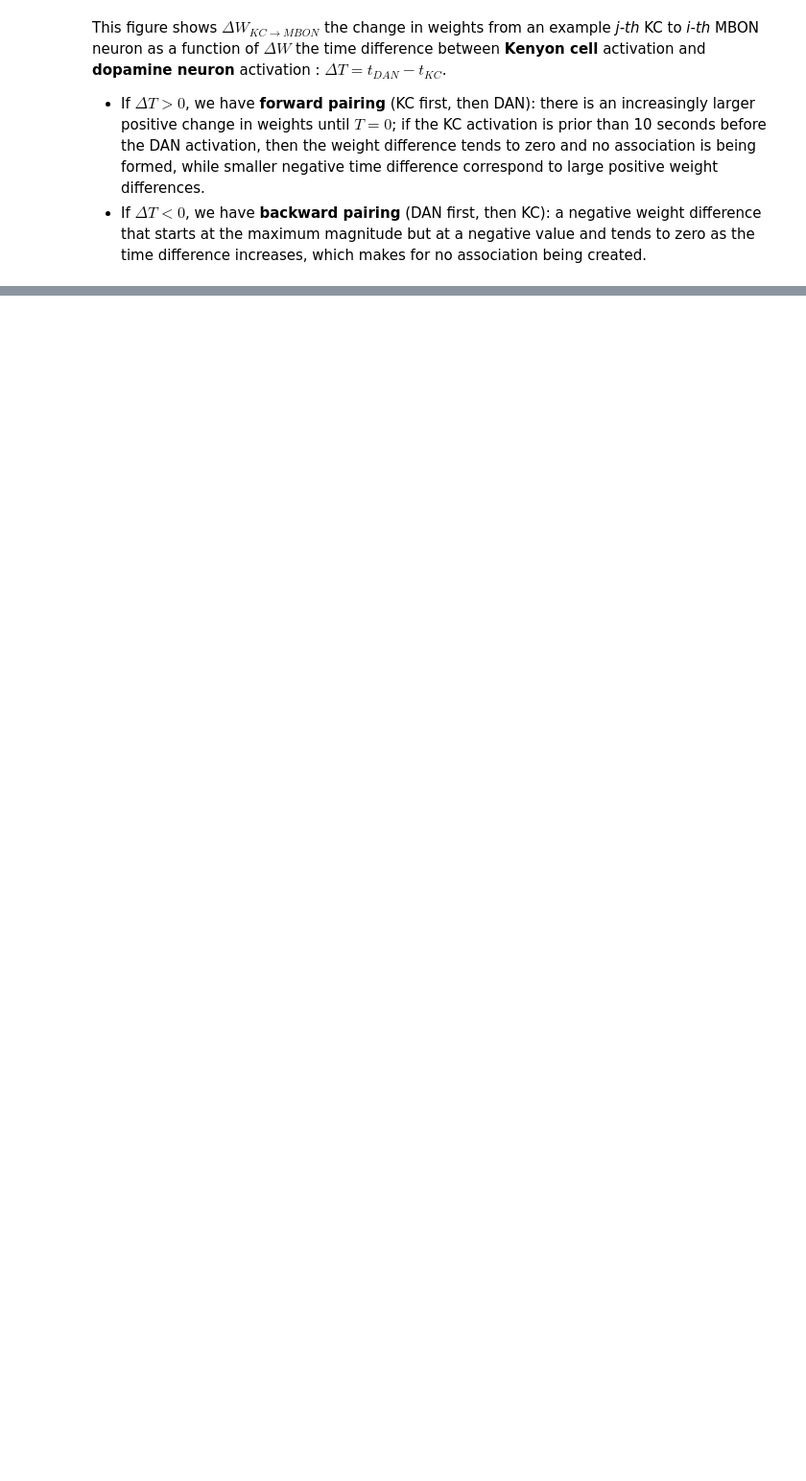
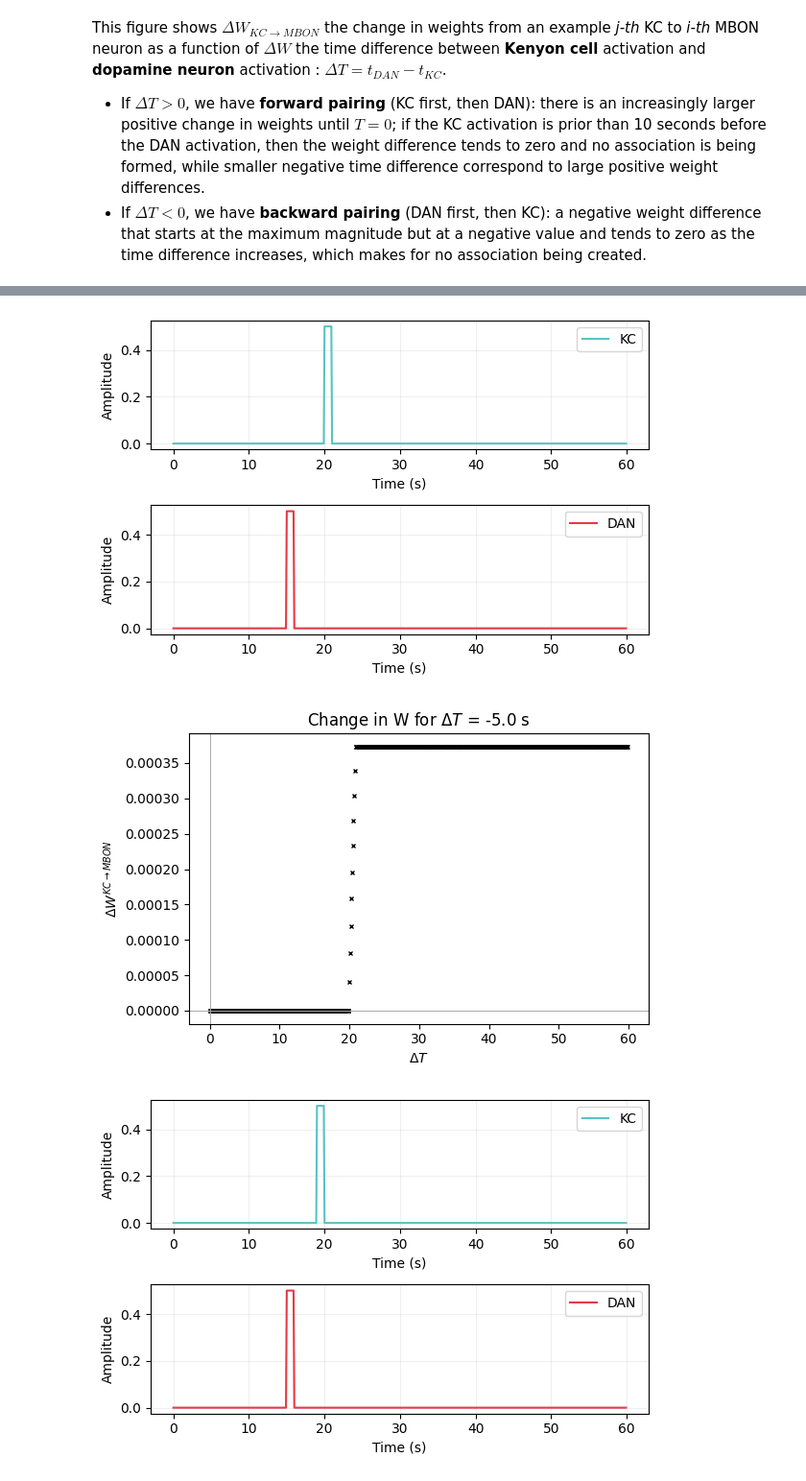
Before and after one commit to brunakarez/jiang_litwin-kumar_mb_rnn, a Jupyter notebook: test_notebook.ipynb, the cells around one changed output, grey strips where cells are left out. Shown at 96% size. Cells and saved outputs as stored; diff of their text form; code cells hidden in the pictures; blank space fills up the shorter version.

```diff
--- a/test_notebook.ipynb
+++ b/test_notebook.ipynb
@@ -103,0 +279,45 @@ for dT_idx, dT in enumerate(dT_array):
+# %%
+dT_array_sample = torch.linspace(start=-5,end=5, steps=11)
+dW_temp = torch.zeros((len(dT_array_sample), len(time_range), n_mbon, n_kc, batch_size))
+
+# Run an experience during time_range for each dT in dT_array
+for dT_idx, dT in enumerate(dT_array_sample):
+    # Reset the KC pulse and weights for each dT
+    pulse_kc = torch.zeros((n_kc, len(time_range), batch_size))
+    W_init = wmax_factor*wmax*torch.ones((n_mbon, n_kc, batch_size))
+    W = W_init.clone()
+
+    # (Re)create the KC pulse for current dT
+    t_kc_init = t_dan_init - dT.item()
+    pulse_kc[:, int(t_kc_init/dt):int((t_kc_init + pulse_duration)/dt), :] = pulse_amp
+
+    # Initialize the filtered firing rates for KC and DAN neurons
+    rbar_kc = torch.zeros((n_kc, batch_size))
+    rbar_dan = torch.zeros((n_dan, batch_size))
+
+    # Plot the pulses for the current dT
+    plot_pulse(time_range, pulse_kc, pulse_dan, f"Pulse for dT = {dT.item()} s", ax=None)
+
+    # Run the experience for the current dT
+    for t_idx, t in enumerate(time_range):
+        r_dan = pulse_dan[:, t_idx]
+        r_kc = pulse_kc[:, t_idx]
+        W, rbar_kc, rbar_dan = update_kc_mbon_weights(W, r_kc, r_dan, rbar_kc, rbar_dan,
+                                                    dt=dt,
+                                                    tau=tau,
+                                                    tauw=tauw,
+                                                    wmax=wmax,
+                                                    stdpfac=stdpfac
+                                                    )
+
+        dW_temp[dT_idx, t_idx] = W - W_init
+
+    # Plot dW as a function of dT for the current dT
+    fig_dW, ax_dW = plt.subplots(figsize=(6, 4))
+    plot_dW(time_range, dW_temp, dT_idx, f"Change in W for $\Delta T$ = {dT.item()} s", ax_dW
+    )
+    fig_dW.tight_layout()
+# %% [output]
+[figure, added]
+[figure, added]
+[figure, added]
```
Also changed, not shown: parts of 24 cells of this notebook, 3 other files.
